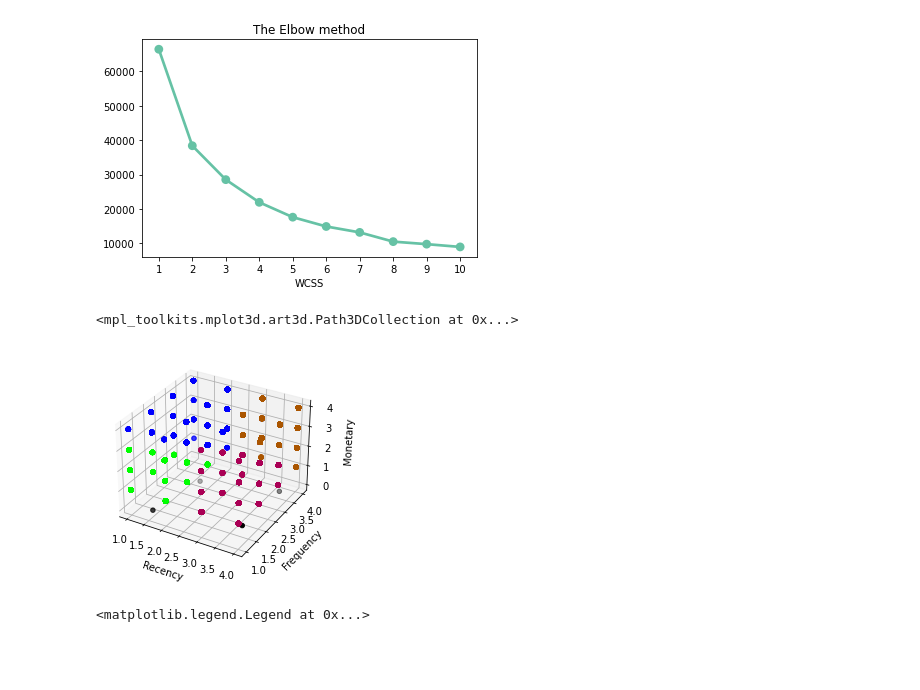
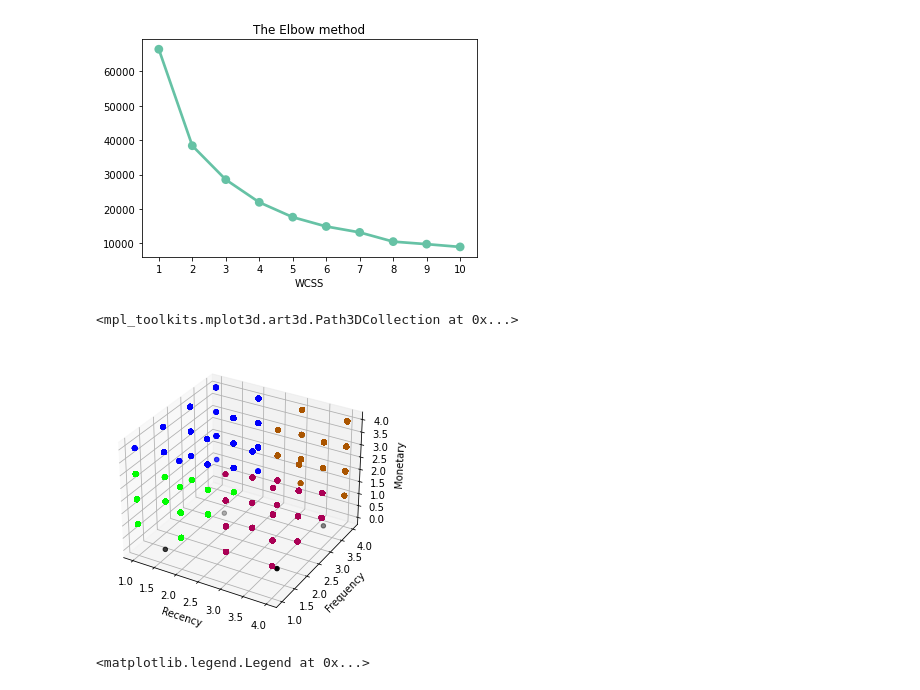
Before and after one commit to Arjunar92/Starbucks_Customer_Segmentation_Project, a Jupyter notebook: Starbucks_Capstone_Data_Exploration.ipynb, the cells around one changed output. Saved outputs shown, nothing was run; the diff lists cells and outputs as text; code cells hidden in the pictures; blank space fills up the shorter version.

```diff
--- a/Starbucks_Capstone_Data_Exploration.ipynb
+++ b/Starbucks_Capstone_Data_Exploration.ipynb
@@ -667,21 +667,21 @@ plt.show()
 # %%
 kmeans = KMeans(n_clusters = 4,init = 'k-means++', random_state = 42)
 kmeans.fit(rfm_df.iloc[:,4:7])
 centers = kmeans.cluster_centers_
 
-fig = plt.figure()
+fig = plt.figure(figsize=[5,5])
 ax = fig.add_subplot(111,projection = '3d')
 ax.scatter(rfm_df['r_score'],rfm_df['f_score'],rfm_df['m_score'],
            cmap = 'brg', c=kmeans.predict(rfm_df.iloc[:,4:7]))
 
 ax.set_xlabel("Recency")
 ax.set_ylabel("Frequency")
 ax.set_zlabel("Monetary")
 
 ax.scatter(centers[:,0], centers[:,1], c='black')
 # %% [output]
 <mpl_toolkits.mplot3d.art3d.Path3DCollection at 0x...>
-[figure, old version]
+[figure, new version]
 # %%
 rfm_df_1 = rfm_df.iloc[:,4:7] #pd.DataFrame(scaler.inverse_transform(rfm_normalized))
 rfm_df_1.columns = rfm_df_1[['r_score', 'f_score', 'm_score']].columns
```
Also changed, not shown: parts of 19 cells of this notebook.
